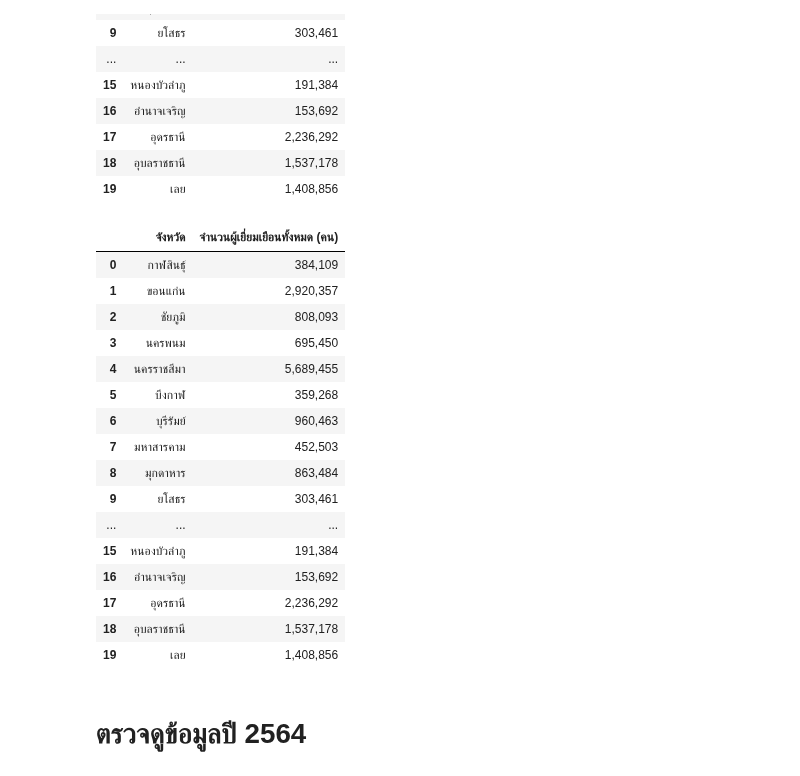
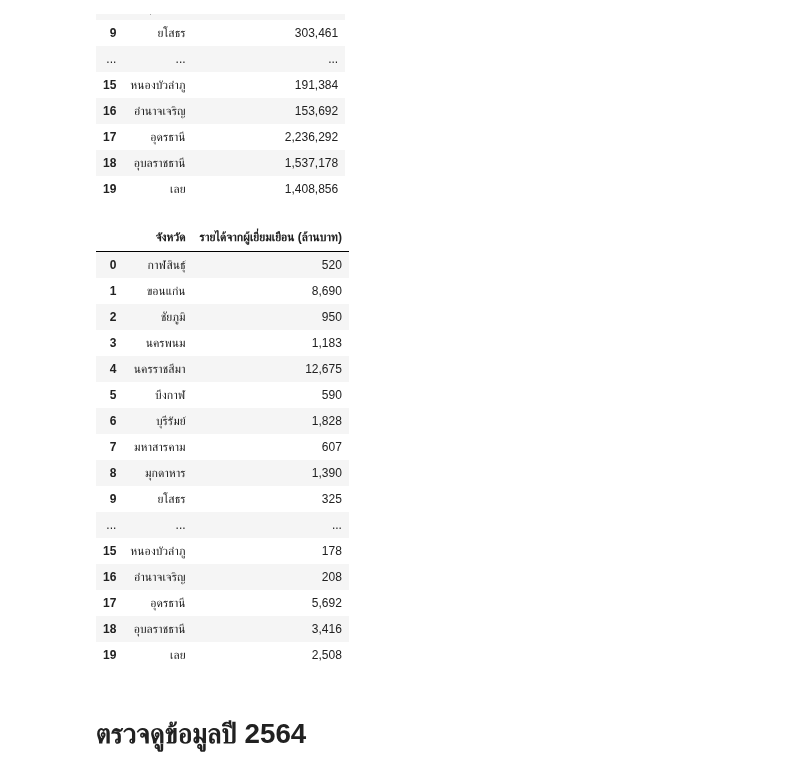
Before and after one commit to SupidchayaTangkidwanich/multivariate, a Jupyter notebook: EDM.ipynb, the cells around one changed output. Saved outputs shown, nothing was run; the diff lists cells and outputs as text; code cells hidden in the pictures.

```diff
--- a/EDM.ipynb
+++ b/EDM.ipynb
@@ -413,28 +413,28 @@ data_2563_EN_1_max_noindex
 | 18 | อุบลราชธานี | 1,537,178 |
 | 19 | เลย | 1,408,856 |
 # %%
-data_2563_EN_1 = data_2563_EN.groupby('จังหวัด')['จำนวนผู้เยี่ยมเยือนทั้งหมด (คน)'].max()
+data_2563_EN_1 = data_2563_EN.groupby('จังหวัด')['รายได้จากผู้เยี่ยมเยือน (ล้านบาท)'].max()
 data_2563_EN_1_max = pd.DataFrame(data_2563_EN_1)
 data_2563_EN_1_max_noindex = data_2563_EN_1_max.reset_index() #reset_index ใช้เพื่อสำหรับลบช่องว่าง
 data_2563_EN_1_max_noindex
 # %% [output]
-|  | จังหวัด | จำนวนผู้เยี่ยมเยือนทั้งหมด (คน) |
-| 0 | กาฬสินธุ์ | 384,109 |
-| 1 | ขอนแก่น | 2,920,357 |
-| 2 | ชัยภูมิ | 808,093 |
-| 3 | นครพนม | 695,450 |
-| 4 | นครราชสีมา | 5,689,455 |
-| 5 | บึงกาฬ | 359,268 |
-| 6 | บุรีรัมย์ | 960,463 |
-| 7 | มหาสารคาม | 452,503 |
-| 8 | มุกดาหาร | 863,484 |
-| 9 | ยโสธร | 303,461 |
+|  | จังหวัด | รายได้จากผู้เยี่ยมเยือน (ล้านบาท) |
+| 0 | กาฬสินธุ์ | 520 |
+| 1 | ขอนแก่น | 8,690 |
+| 2 | ชัยภูมิ | 950 |
+| 3 | นครพนม | 1,183 |
+| 4 | นครราชสีมา | 12,675 |
+| 5 | บึงกาฬ | 590 |
+| 6 | บุรีรัมย์ | 1,828 |
+| 7 | มหาสารคาม | 607 |
+| 8 | มุกดาหาร | 1,390 |
+| 9 | ยโสธร | 325 |
 | ... | ... | ... |
-| 15 | หนองบัวลำภู | 191,384 |
-| 16 | อำนาจเจริญ | 153,692 |
-| 17 | อุดรธานี | 2,236,292 |
-| 18 | อุบลราชธานี | 1,537,178 |
-| 19 | เลย | 1,408,856 |
+| 15 | หนองบัวลำภู | 178 |
+| 16 | อำนาจเจริญ | 208 |
+| 17 | อุดรธานี | 5,692 |
+| 18 | อุบลราชธานี | 3,416 |
+| 19 | เลย | 2,508 |
 # %% [markdown]
 # ตรวจดูข้อมูลปี 2564
 # %%
```
Also changed, not shown: parts of 5 cells of this notebook.
